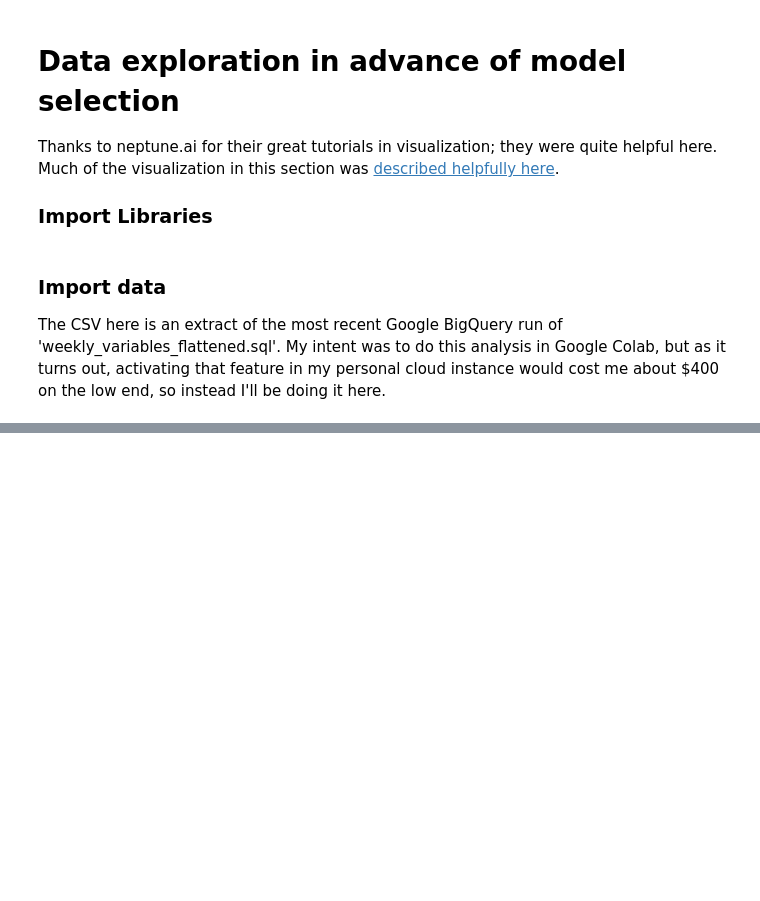
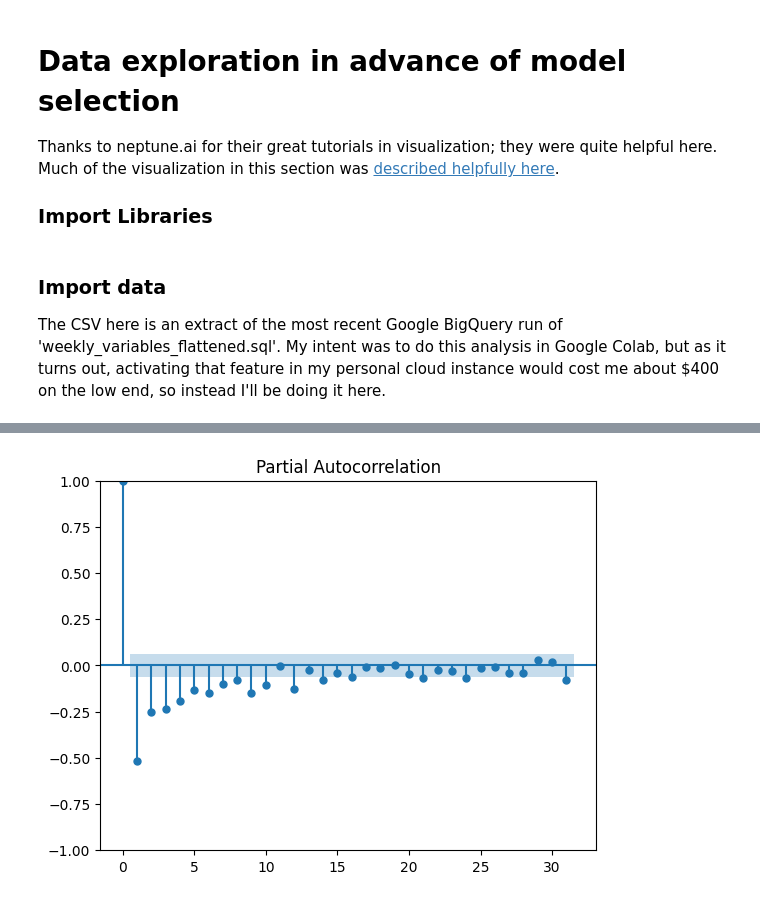
Before and after one commit to rich-ard/executive_order_prediction, a Jupyter notebook: data_exploration/data_exploration.ipynb, the cells around one changed output, grey strips where cells are left out. Saved outputs shown, nothing was run; the diff lists cells and outputs as text; code cells hidden in the pictures; blank space fills up the shorter version.

Commit message:
updated through y var visualizations

```diff
--- a/data_exploration/data_exploration.ipynb
+++ b/data_exploration/data_exploration.ipynb
@@ -18,10 +21,11 @@ The CSV here is an extract of the most recent Google BigQuery run of 'weekly_var
 df = pd.read_csv("weekly_variables_flattened.csv")
 df['week_start'] = pd.to_datetime(df['week_start'])
 df = df.sort_values(by='week_start', ascending=True)
+df.set_index('week_start', inplace=True)
 # %%
 
 print(df.head())
 print(len(df))
-df = df.dropna()
+# df = df.dropna()
 print(len(df))
 # %% [output]
@@ -64,0 +89,5 @@ TypeError: float() argument must be a string or a real number, not 'Timestamp'
+# %%
+df['orders_outcome_var_diff']=df['orders_outcome_var']-df['orders_outcome_var'].shift() #differencing one year (52 weeks)
+plot_pacf(df['orders_outcome_var_diff'].dropna());
+# %% [output]
+[figure, added]
```
Also changed, not shown: parts of 11 cells of this notebook.
